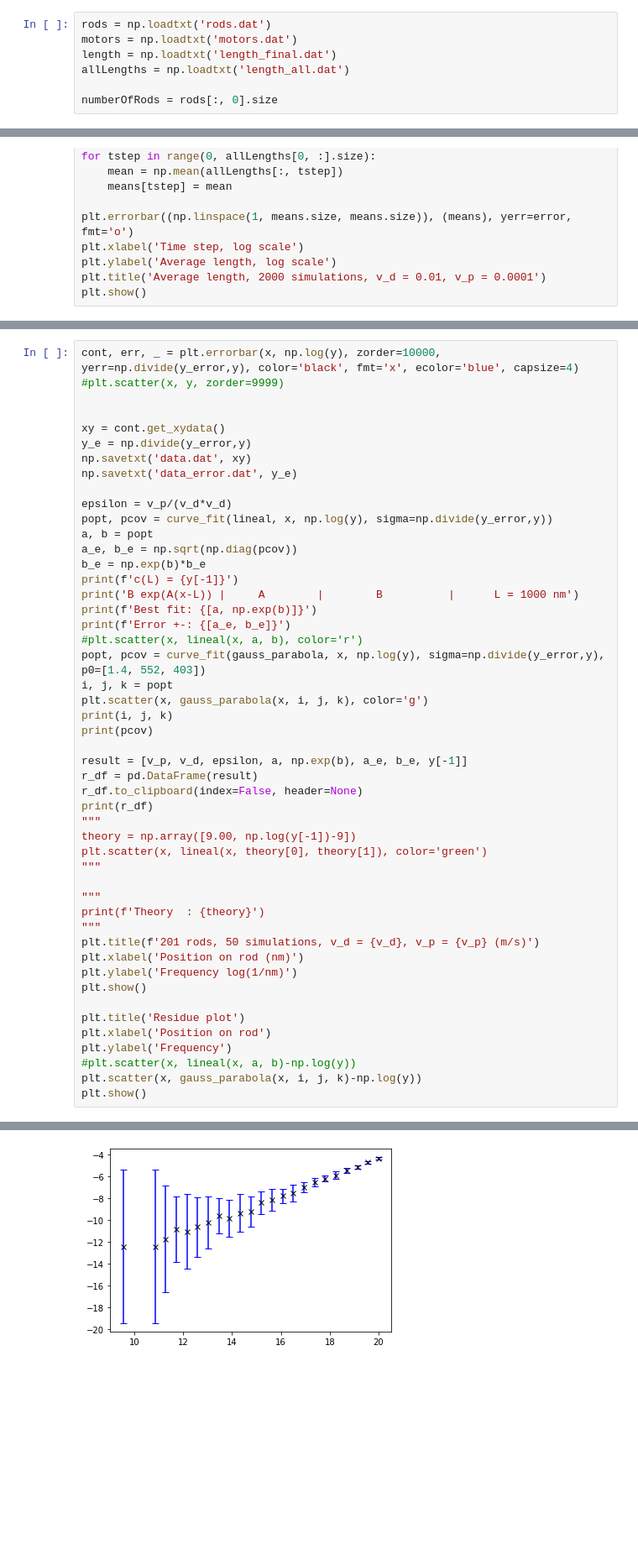
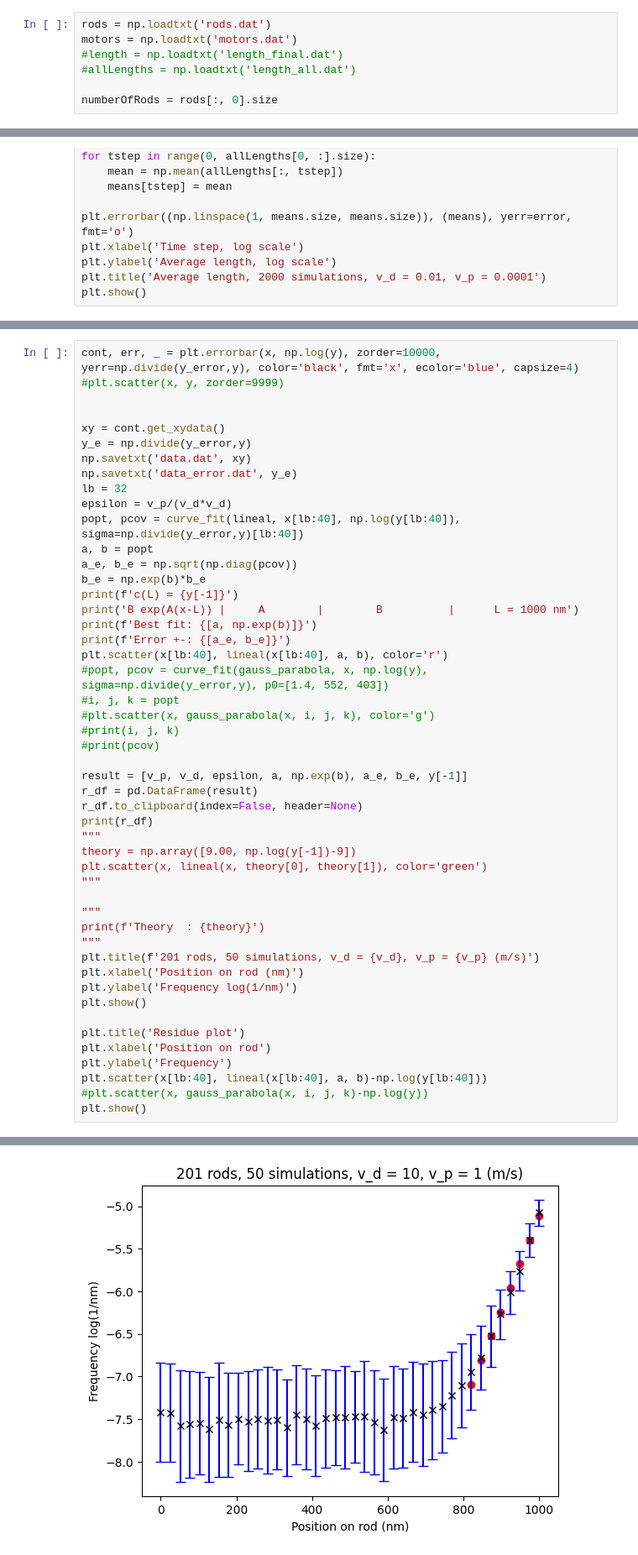
Before and after one commit to Terasuki/UG-PX402-ActiveMatter-2022-23, a Jupyter notebook: graphs.ipynb, the cells around one changed output, grey strips where cells are left out. Shown at 84% size. Saved outputs shown, nothing was run; the diff lists cells and outputs as text; blank space fills up the shorter version.

```diff
--- a/graphs.ipynb
+++ b/graphs.ipynb
@@ -19,8 +19,8 @@ gridPoints = 10
 # %%
 rods = np.loadtxt('rods.dat')
 motors = np.loadtxt('motors.dat')
-length = np.loadtxt('length_final.dat')
-allLengths = np.loadtxt('length_all.dat')
+#length = np.loadtxt('length_final.dat')
+#allLengths = np.loadtxt('length_all.dat')
 
 numberOfRods = rods[:, 0].size
 # %%
@@ -287,9 +287,9 @@ xy = cont.get_xydata()
 y_e = np.divide(y_error,y)
 np.savetxt('data.dat', xy)
 np.savetxt('data_error.dat', y_e)
-
+lb = 32
 epsilon = v_p/(v_d*v_d)
-popt, pcov = curve_fit(lineal, x, np.log(y), sigma=np.divide(y_error,y))
+popt, pcov = curve_fit(lineal, x[lb:40], np.log(y[lb:40]), sigma=np.divide(y_error,y)[lb:40])
 a, b = popt
 a_e, b_e = np.sqrt(np.diag(pcov))
 b_e = np.exp(b)*b_e
@@ -297,12 +297,12 @@ print(f'c(L) = {y[-1]}')
 print('B exp(A(x-L)) |     A        |        B          |      L = 1000 nm')
 print(f'Best fit: {[a, np.exp(b)]}')
 print(f'Error +-: {[a_e, b_e]}')
-#plt.scatter(x, lineal(x, a, b), color='r')
-popt, pcov = curve_fit(gauss_parabola, x, np.log(y), sigma=np.divide(y_error,y), p0=[1.4, 552, 403])
-i, j, k = popt
-plt.scatter(x, gauss_parabola(x, i, j, k), color='g')
-print(i, j, k)
-print(pcov)
+plt.scatter(x[lb:40], lineal(x[lb:40], a, b), color='r')
+#popt, pcov = curve_fit(gauss_parabola, x, np.log(y), sigma=np.divide(y_error,y), p0=[1.4, 552, 403])
+#i, j, k = popt
+#plt.scatter(x, gauss_parabola(x, i, j, k), color='g')
+#print(i, j, k)
+#print(pcov)
 
 result = [v_p, v_d, epsilon, a, np.exp(b), a_e, b_e, y[-1]]
 r_df = pd.DataFrame(result)
@@ -324,7 +324,7 @@ plt.show()
 plt.title('Residue plot')
 plt.xlabel('Position on rod')
 plt.ylabel('Frequency')
-#plt.scatter(x, lineal(x, a, b)-np.log(y))
-plt.scatter(x, gauss_parabola(x, i, j, k)-np.log(y))
+plt.scatter(x[lb:40], lineal(x[lb:40], a, b)-np.log(y[lb:40]))
+#plt.scatter(x, gauss_parabola(x, i, j, k)-np.log(y))
 plt.show()
 # %% [output]
@@ -332 +344 @@ ValueError: array must not contain infs or NaNs
-[figure, old version]
+[figure, new version]
```
Also changed, not shown: parts of 3 cells of this notebook, 5 other files.
